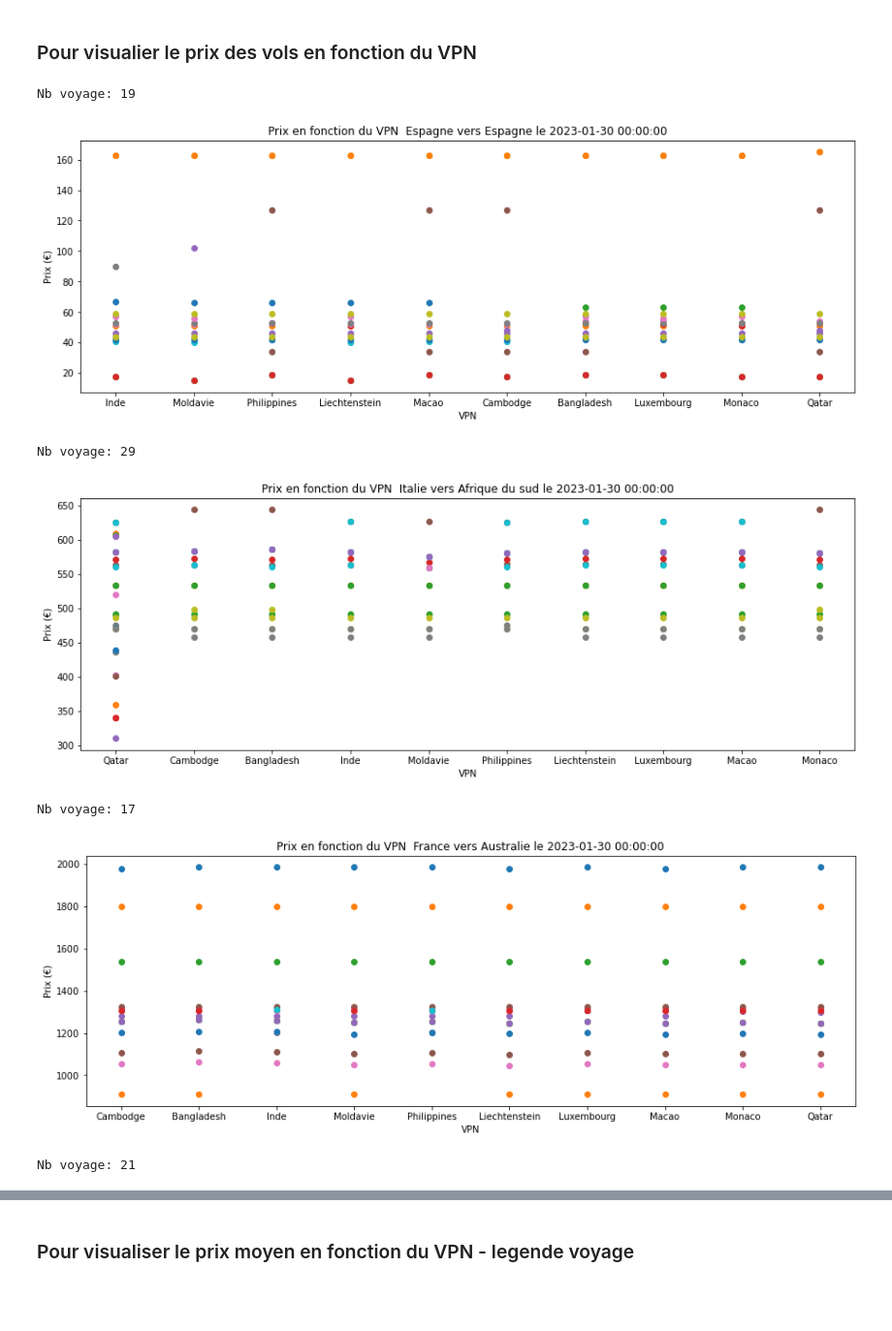
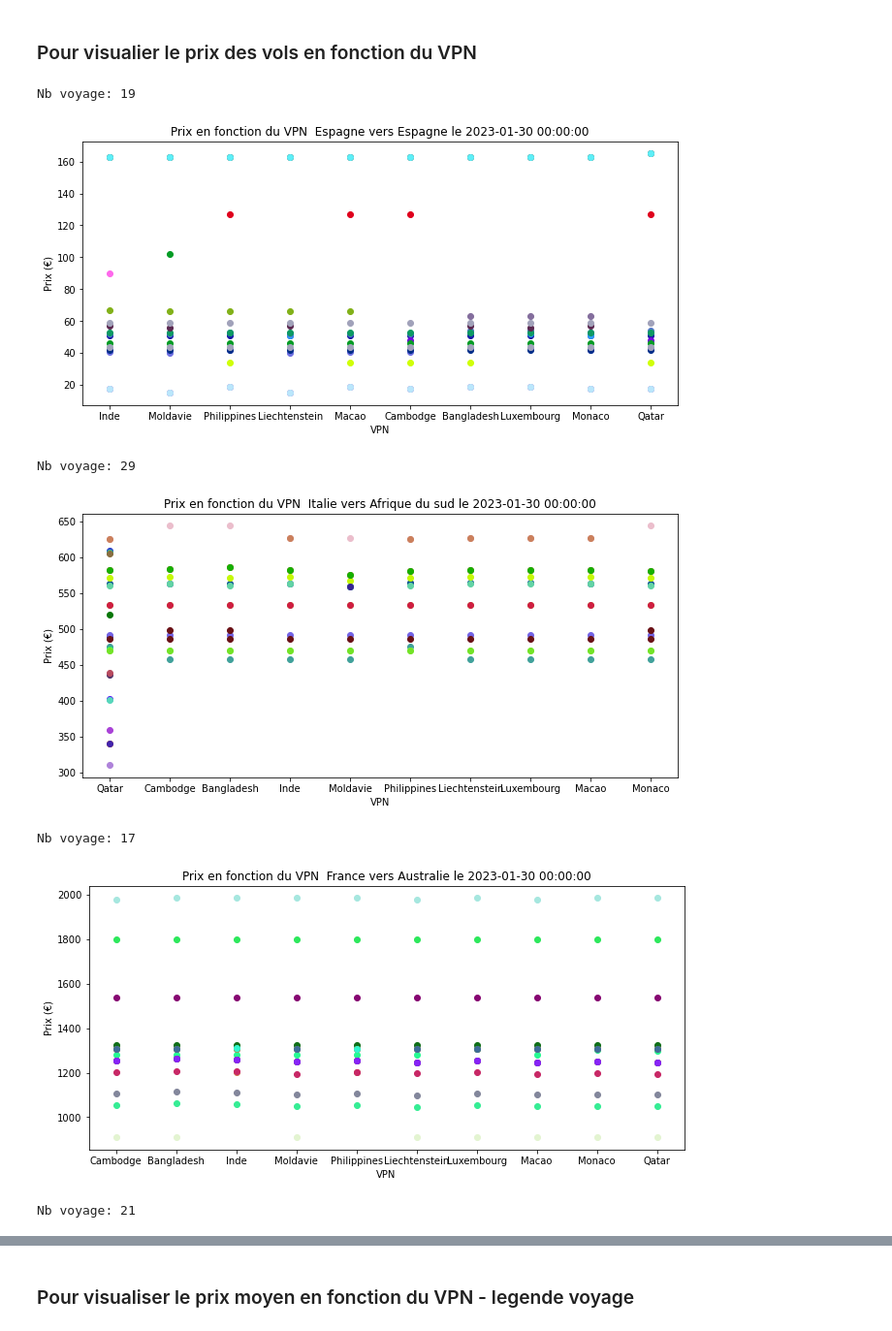
Before and after one commit to bebeyoul/Plane_ticket_price, a Jupyter notebook: analyse_de_donnees.ipynb, the cells around one changed output, grey strips where cells are left out. Shown: that part at 97% size. Drawn from its saved outputs; the diff is of its cells as text; code cells hidden in the pictures; blank space fills up the shorter version.

```diff
--- a/analyse_de_donnees.ipynb
+++ b/analyse_de_donnees.ipynb
@@ -33,3 +34,7 @@ memory usage: 226.7+ KB
+# %%
+# convert $ to €
+df["PIB par habitant (€)"] = df["PIB par habitant ($)"] * 0.84
+df=df.drop("PIB par habitant ($)",axis=1)
 # %% [markdown]
 ### Pour visualier le prix des vols en fonction du VPN
 # %%
@@ -173,10 +180,16 @@ df_sorted_by_trip_and_PIB
 ## Visualisations
 # %% [markdown]
 ### Pour visualier le prix des vols en fonction du VPN
+# %%
+import random
+
+def random_color():
+    hexadecimal=["#"+''.join([random.choice('ABCDEF0123456789') for i in range(6)])]
+    return hexadecimal
 # %%
 for j in range(len(df_sorted_nb_vols)):
     print("Nb voyage:", df_sorted_nb_vols["Temps de vol"][j])
-    fig = plt.figure(1, figsize=(15, 5))
+    fig = plt.figure(1, figsize=(11, 5))
     nombre_de_vols = int(df_sorted_nb_vols["Temps de vol"][j])
 
     depart= df_sorted_nb_vols["Depart_pays"][j]
@@ -184,37 +197,38 @@ for j in range(len(df_sorted_nb_vols)):
     date = df_sorted_nb_vols["Date"][j]
 
     if j==0:
         ancien_count = 0
         nouveau_count = nombre_de_vols
 
     else:
         ancien_count = nouveau_count
         nouveau_count = ancien_count + nombre_de_vols
 
 
     for i in range(ancien_count, nouveau_count):
 
         # Récupérer les valeurs de VPN et de prix de votre dataset
         vpns = df_sorted["VPN"][i]
         prices = df_sorted["Prix"][i]
         sorted(prices)
+        couleur = random_color()
 
         # Tracer un nuage de points avec plt
-        plt.scatter(vpns, prices)
+        plt.scatter(vpns, prices, c = couleur)
 
         # Ajouter un titre et des étiquettes aux axes
         title= 'Prix en fonction du VPN '+ str(depart) +" vers"+ str(arrive) + " le "+ str(date)
         plt.title(title)
         plt.xlabel('VPN')
         plt.ylabel('Prix (€)')
 
     # Afficher le graphique
     plt.show()
 # %% [output]
 Nb voyage: 19
-[figure, old version]
+[figure, new version]
 Nb voyage: 29
-[figure, old version]
+[figure, new version]
 Nb voyage: 17
-[figure, old version]
+[figure, new version]
 Nb voyage: 21
```
Also changed, not shown: parts of 20 cells of this notebook, 5 other files.
